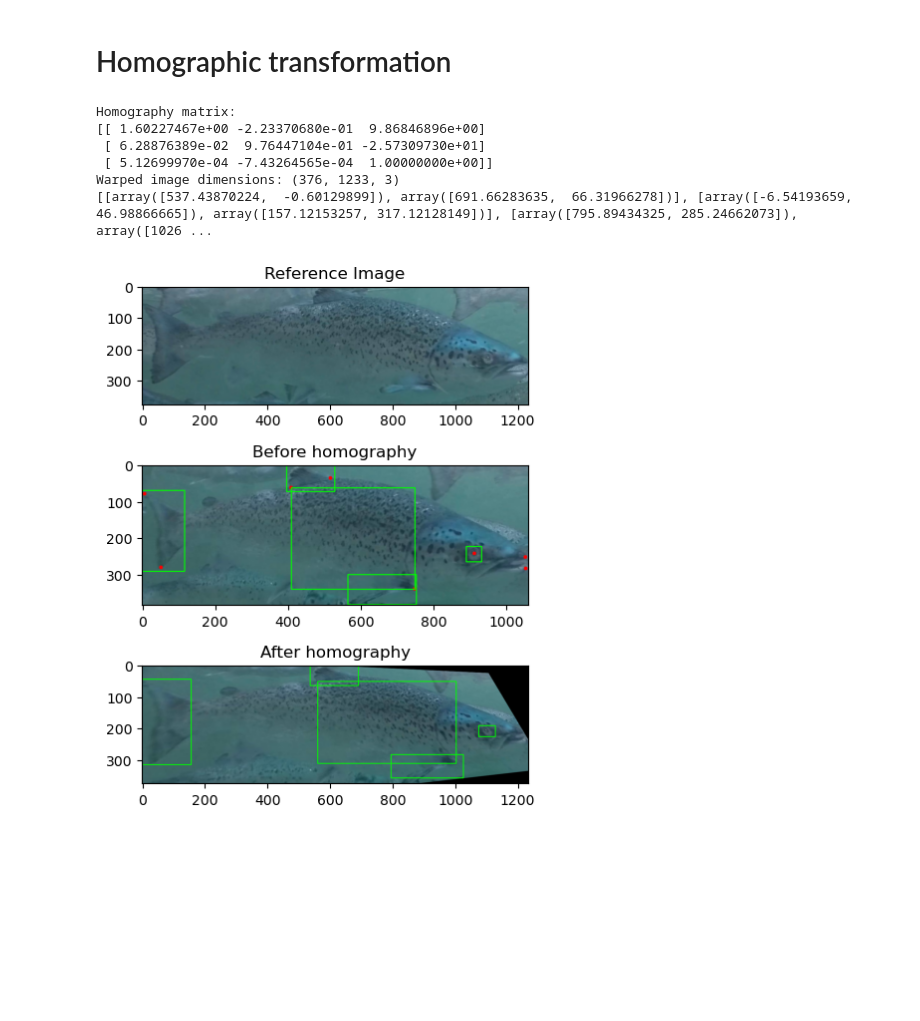
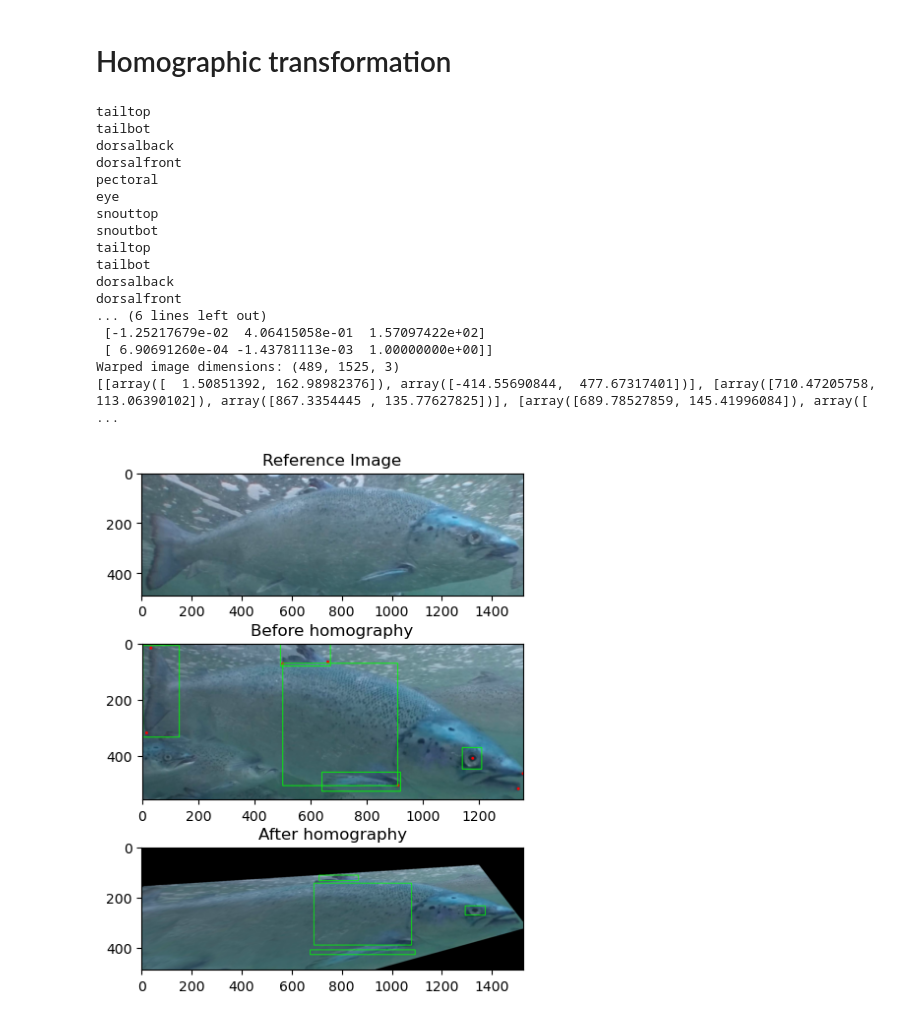
Before and after one commit to magnuswiik/SalmonReID, a Jupyter notebook: Prototyping/vision_experimentation.ipynb, the cells around one changed output. Cells and saved outputs as stored; diff of their text form; code cells hidden in the pictures; blank space fills up the shorter version.

```diff
--- a/Prototyping/vision_experimentation.ipynb
+++ b/Prototyping/vision_experimentation.ipynb
@@ -6,15 +6,15 @@ import cv2
 import json, os
 import matplotlib.pyplot as plt
 
-from_path = "/Users/magnuswiik/prosjektoppgave_data/Masteroppgave_data/Helfisk_Landmark_Deteksjonssett/fish9/"
+from_path = "/Users/magnuswiik/prosjektoppgave_data/Masteroppgave_data/Helfisk_Landmark_Deteksjonssett/fish5/"
 
 # Good example
 annots = ["fish9_GP020101_00005879.json", "fish9_GP020101_00005919.json"]
 imgs = ["fish9_GP020101_00005879.jpg", "fish9_GP020101_00005919.jpg"]
 
 # Bad example
-#annots = ["fish5_GP020101_00008309.json", "fish5_GP020101_00013564.json"]
-#imgs = ["fish5_GP020101_00008309.jpg", "fish5_GP020101_00013564.jpg"]
+annots = ["fish5_GP020101_00008309.json", "fish5_GP020101_00013564.json"]
+imgs = ["fish5_GP020101_00008309.jpg", "fish5_GP020101_00013564.jpg"]
 
 img1 = cv2.imread(from_path + imgs[0], cv2.IMREAD_COLOR)
 img2 = cv2.imread(from_path + imgs[1], cv2.IMREAD_COLOR)
@@ -36,6 +36,7 @@ for i in range(len(imgs)):
             for shape in shapes:
                 if shape['shape_type'] == 'point':
                     point = shape['points']
+                    print(shape['label'])
                     x1 = float(point[0][0])
                     y1 = float(point[0][1])
                     if i == 0:
@@ -80,37 +81,49 @@ for points in boxes1:
 
 print(transformed_points)
 
 for box in transformed_points:
     min, max = box
     cv2.rectangle(img2Reg, (int(min[0]), int(min[1])), (int(max[0]), int(max[1])), (0, 255, 0), 2)
 
 # Add points to image
 for point in points1:
     cv2.circle(img1, (int(point[0]), int(point[1])), 5, (255, 0, 0), -1)
 
 # Add boxes to image
 for box in boxes1:
     min, max = box[:3], box[3:]
     cv2.rectangle(img1, (int(min[0]), int(min[1])), (int(max[0]), int(max[1])), (0, 255, 0), 2)
 
 # Display images
 fig, axs = plt.subplots(3, 1, figsize=(5, 7))
 
 axs[0].imshow(img2)
 axs[0].set_title('Reference Image')
 
 axs[1].imshow(img1)
 axs[1].set_title('Before homography')
 
 axs[2].imshow(img2Reg)
 axs[2].set_title('After homography')
 
+
 plt.show()
 # %% [output]
-Homography matrix:
-[[ 1.60227467e+00 -2.23370680e-01  9.86846896e+00]
- [ 6.28876389e-02  9.76447104e-01 -2.57309730e+01]
- [ 5.12699970e-04 -7.43264565e-04  1.00000000e+00]]
-Warped image dimensions: (376, 1233, 3)
-[[array([537.43870224,  -0.60129899]), array([691.66283635,  66.31966278])], [array([-6.54193659, 46.98866665]), array([157.12153257, 317.12128149])], [array([795.89434325, 285.24662073]), array([1026 ...
+tailtop
+tailbot
+dorsalback
+dorsalfront
+pectoral
+eye
+snouttop
+snoutbot
+tailtop
+tailbot
+dorsalback
+dorsalfront
+... (6 lines left out)
+ [-1.25217679e-02  4.06415058e-01  1.57097422e+02]
+ [ 6.90691260e-04 -1.43781113e-03  1.00000000e+00]]
+Warped image dimensions: (489, 1525, 3)
+[[array([  1.50851392, 162.98982376]), array([-414.55690844,  477.67317401])], [array([710.47205758, 113.06390102]), array([867.3354445 , 135.77627825])], [array([689.78527859, 145.41996084]), array([ ...
-[figure, old version]
+[figure, new version]
```
Also changed, not shown: 5 other files.
